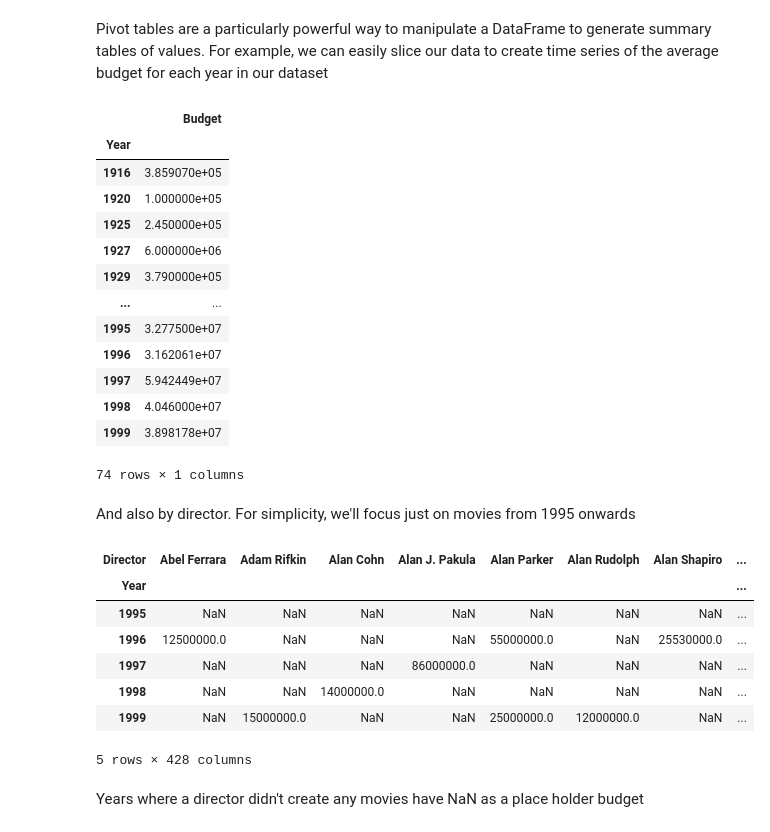
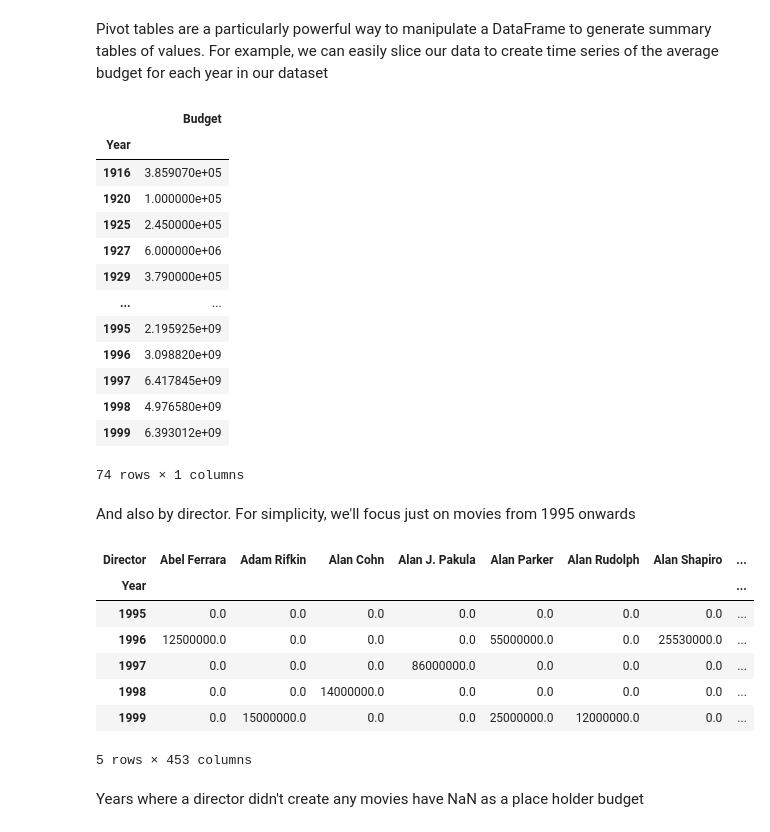
Before and after one commit to DataForScience/Excel, a Jupyter notebook: 3. Simple Data Modeling.ipynb, the cells around one changed output. Drawn from its saved outputs; the diff is of its cells as text; code cells hidden in the pictures.

```diff
--- a/3. Simple Data Modeling.ipynb
+++ b/3. Simple Data Modeling.ipynb
@@ -163,7 +174,7 @@ etc
 # %% [markdown]
 Pivot tables are a particularly powerful way to manipulate a DataFrame to generate summary tables of values. For example, we can easily slice our data to create time series of the average budget for each year in our dataset
 # %%
-pd.pivot_table(df, index='Year', values='Budget', aggfunc=np.mean)
+pd.pivot_table(df, index='Year', values='Budget', aggfunc=np.sum)
 # %% [output]
 |  | Budget |
 | Year |  |
@@ -173,25 +184,26 @@ pd.pivot_table(df, index='Year', values='Budget', aggfunc=np.mean)
 | 1927 | 6.000000e+06 |
 | 1929 | 3.790000e+05 |
 | ... | ... |
-| 1995 | 3.277500e+07 |
-| 1996 | 3.162061e+07 |
-| 1997 | 5.942449e+07 |
-| 1998 | 4.046000e+07 |
-| 1999 | 3.898178e+07 |
+| 1995 | 2.195925e+09 |
+| 1996 | 3.098820e+09 |
+| 1997 | 6.417845e+09 |
+| 1998 | 4.976580e+09 |
+| 1999 | 6.393012e+09 |
 74 rows × 1 columns
 # %% [markdown]
 And also by director. For simplicity, we'll focus just on movies from 1995 onwards
 # %%
-pd.pivot_table(df[df['Year']>=1995], index='Year', columns="Director", values='Budget', aggfunc=np.mean)
+pd.pivot_table(df[df['Year']>=1995], index='Year', columns="Director",
+               values='Budget', aggfunc=np.sum).fillna(0)
 # %% [output]
 | Director | Abel Ferrara | Adam Rifkin | Alan Cohn | Alan J. Pakula | Alan Parker | Alan Rudolph | Alan Shapiro | ... |
 | Year |  |  |  |  |  |  |  | ... |
-| 1995 | NaN | NaN | NaN | NaN | NaN | NaN | NaN | ... |
-| 1996 | 12500000.0 | NaN | NaN | NaN | 55000000.0 | NaN | 25530000.0 | ... |
-| 1997 | NaN | NaN | NaN | 86000000.0 | NaN | NaN | NaN | ... |
-| 1998 | NaN | NaN | 14000000.0 | NaN | NaN | NaN | NaN | ... |
-| 1999 | NaN | 15000000.0 | NaN | NaN | 25000000.0 | 12000000.0 | NaN | ... |
+| 1995 | 0.0 | 0.0 | 0.0 | 0.0 | 0.0 | 0.0 | 0.0 | ... |
+| 1996 | 12500000.0 | 0.0 | 0.0 | 0.0 | 55000000.0 | 0.0 | 25530000.0 | ... |
+| 1997 | 0.0 | 0.0 | 0.0 | 86000000.0 | 0.0 | 0.0 | 0.0 | ... |
+| 1998 | 0.0 | 0.0 | 14000000.0 | 0.0 | 0.0 | 0.0 | 0.0 | ... |
+| 1999 | 0.0 | 15000000.0 | 0.0 | 0.0 | 25000000.0 | 12000000.0 | 0.0 | ... |
-5 rows × 428 columns
+5 rows × 453 columns
 # %% [markdown]
 Years where a director didn't create any movies have NaN as a place holder budget
 # %% [markdown]
```
Also changed, not shown: parts of 10 cells of this notebook, 9 other files.
